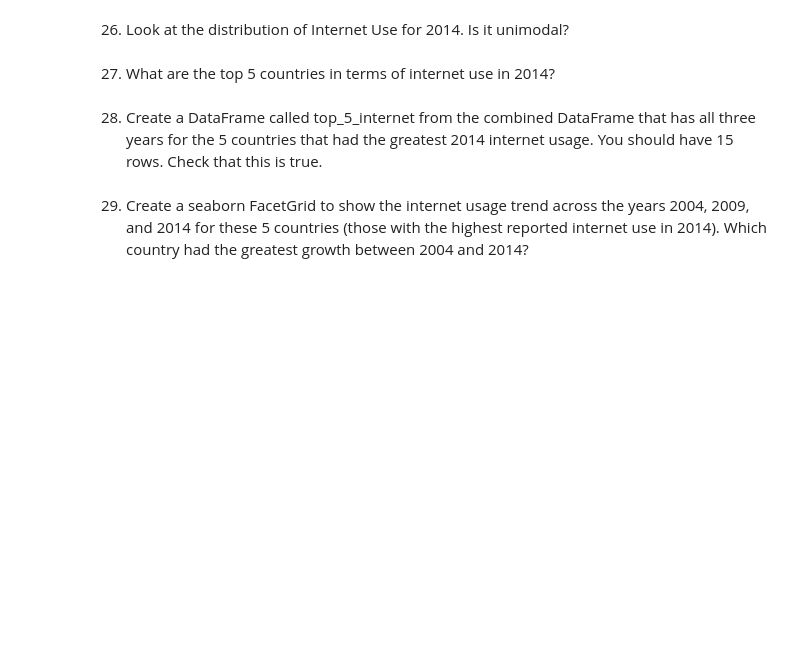
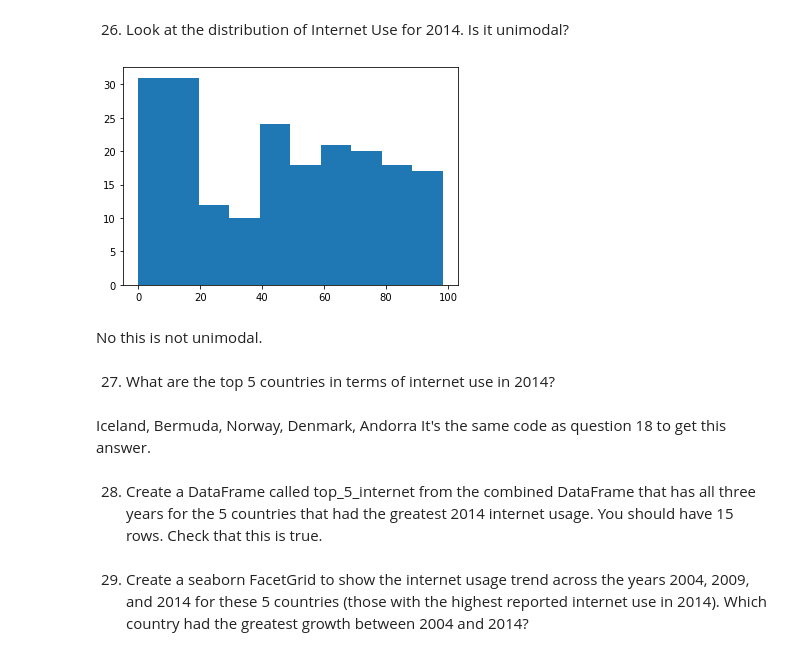
Before and after one commit to LJRollerII/GDP_and_Internet_Usage_Python, a Jupyter notebook: notebooks/UN_GDP_Internet.ipynb, the cells around one changed output. Cells and saved outputs as stored; diff of their text form; code cells hidden in the pictures; blank space fills up the shorter version.

```diff
--- a/notebooks/UN_GDP_Internet.ipynb
+++ b/notebooks/UN_GDP_Internet.ipynb
@@ -450,7 +457,17 @@ Answer: Internet usage percentage tends to increase over the years which means 2
 # %% [markdown]
 26. Look at the distribution of Internet Use for 2014. Is it unimodal?
+# %%
+plt.hist(gdp_internet_14.Internet_Users_Pct)
+plt.show()
+# %% [output]
+[figure, added]
+# %% [markdown]
+No this is not unimodal.
 # %% [markdown]
 27. What are the top 5 countries in terms of internet use in 2014?
+# %% [markdown]
+Iceland, Bermuda, Norway, Denmark, Andorra
+It's the same code as question 18 to get this answer.
 # %% [markdown]
 28. Create a DataFrame called top_5_internet from the combined DataFrame that has all three years for the 5 countries that had the greatest 2014 internet usage. You should have 15 rows. Check that this is true.
 # %%
```
Also changed, not shown: parts of 41 cells of this notebook.
